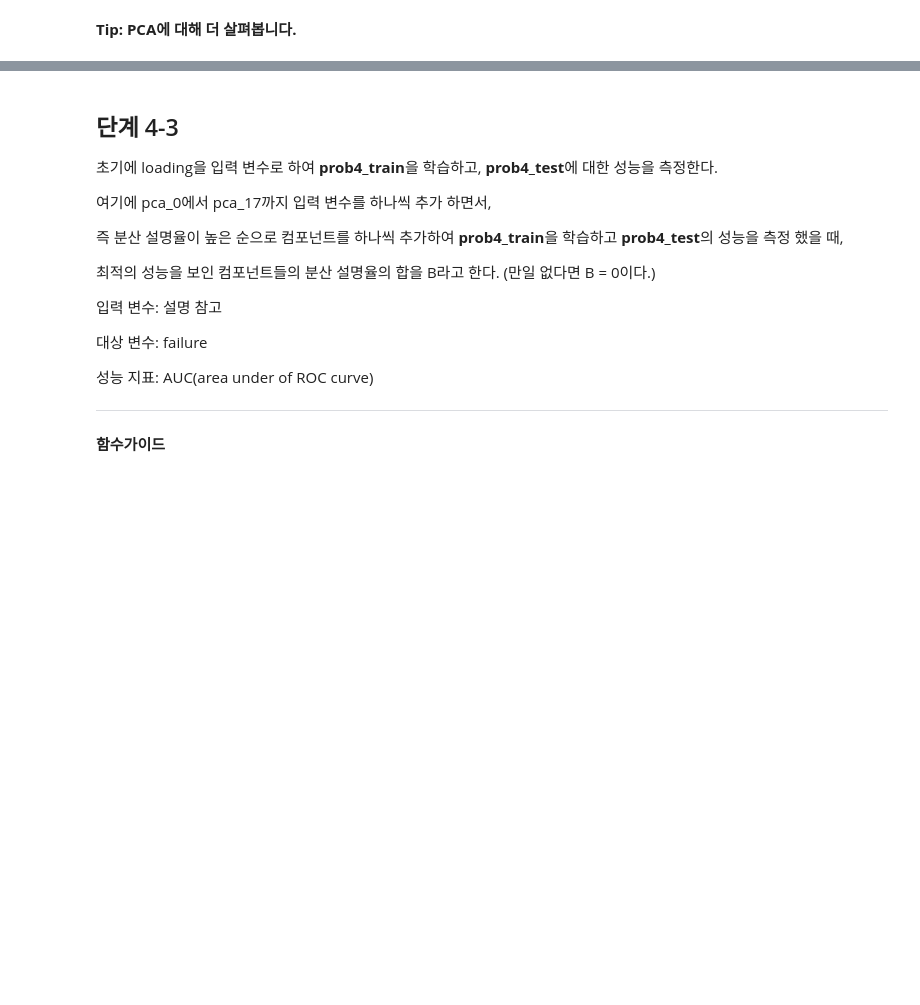
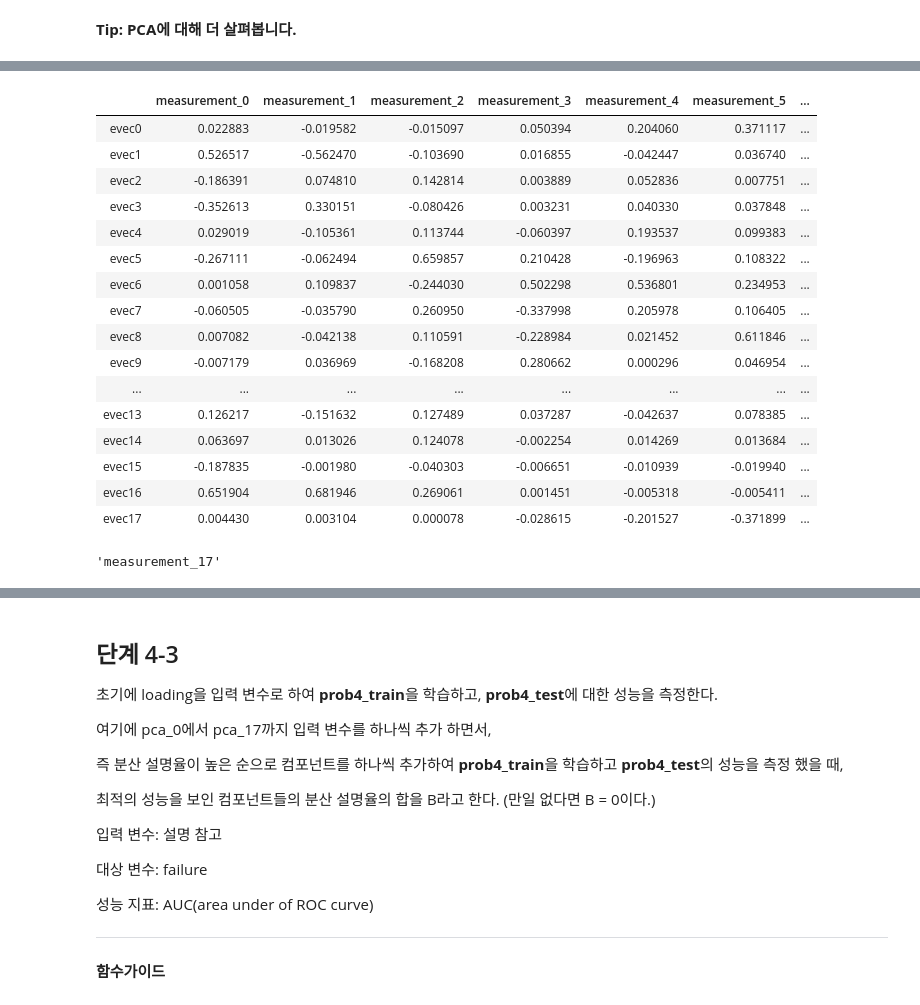
Before and after one commit to sunkusun9/DS_lv3_2510, a Jupyter notebook: sec_ds_lv3_prob1_prob.ipynb, the cells around one changed output, grey strips where cells are left out. Cells and saved outputs as stored; diff of their text form; code cells hidden in the pictures; blank space fills up the shorter version.

```diff
--- a/sec_ds_lv3_prob1_prob.ipynb
+++ b/sec_ds_lv3_prob1_prob.ipynb
@@ -1568,0 +1625,27 @@ df_prob4_test = df_prob3_test.join(
+# %%
+df_emat = pd.DataFrame(
+    pca.components_, index = ['evec{}'.format(i) for i in range(18)], columns = X_4
+)
+df_emat
+# %% [output]
+|  | measurement_0 | measurement_1 | measurement_2 | measurement_3 | measurement_4 | measurement_5 | ... |
+| evec0 | 0.022883 | -0.019582 | -0.015097 | 0.050394 | 0.204060 | 0.371117 | ... |
+| evec1 | 0.526517 | -0.562470 | -0.103690 | 0.016855 | -0.042447 | 0.036740 | ... |
+| evec2 | -0.186391 | 0.074810 | 0.142814 | 0.003889 | 0.052836 | 0.007751 | ... |
+| evec3 | -0.352613 | 0.330151 | -0.080426 | 0.003231 | 0.040330 | 0.037848 | ... |
+| evec4 | 0.029019 | -0.105361 | 0.113744 | -0.060397 | 0.193537 | 0.099383 | ... |
+| evec5 | -0.267111 | -0.062494 | 0.659857 | 0.210428 | -0.196963 | 0.108322 | ... |
+| evec6 | 0.001058 | 0.109837 | -0.244030 | 0.502298 | 0.536801 | 0.234953 | ... |
+| evec7 | -0.060505 | -0.035790 | 0.260950 | -0.337998 | 0.205978 | 0.106405 | ... |
+| evec8 | 0.007082 | -0.042138 | 0.110591 | -0.228984 | 0.021452 | 0.611846 | ... |
+| evec9 | -0.007179 | 0.036969 | -0.168208 | 0.280662 | 0.000296 | 0.046954 | ... |
+| ... | ... | ... | ... | ... | ... | ... | ... |
+| evec13 | 0.126217 | -0.151632 | 0.127489 | 0.037287 | -0.042637 | 0.078385 | ... |
+| evec14 | 0.063697 | 0.013026 | 0.124078 | -0.002254 | 0.014269 | 0.013684 | ... |
+| evec15 | -0.187835 | -0.001980 | -0.040303 | -0.006651 | -0.010939 | -0.019940 | ... |
+| evec16 | 0.651904 | 0.681946 | 0.269061 | 0.001451 | -0.005318 | -0.005411 | ... |
+| evec17 | 0.004430 | 0.003104 | 0.000078 | -0.028615 | -0.201527 | -0.371899 | ... |
+# %%
+df_emat.iloc[0].abs().idxmax()
+# %% [output]
+'measurement_17'
```
Also changed, not shown: parts of 19 cells of this notebook.
